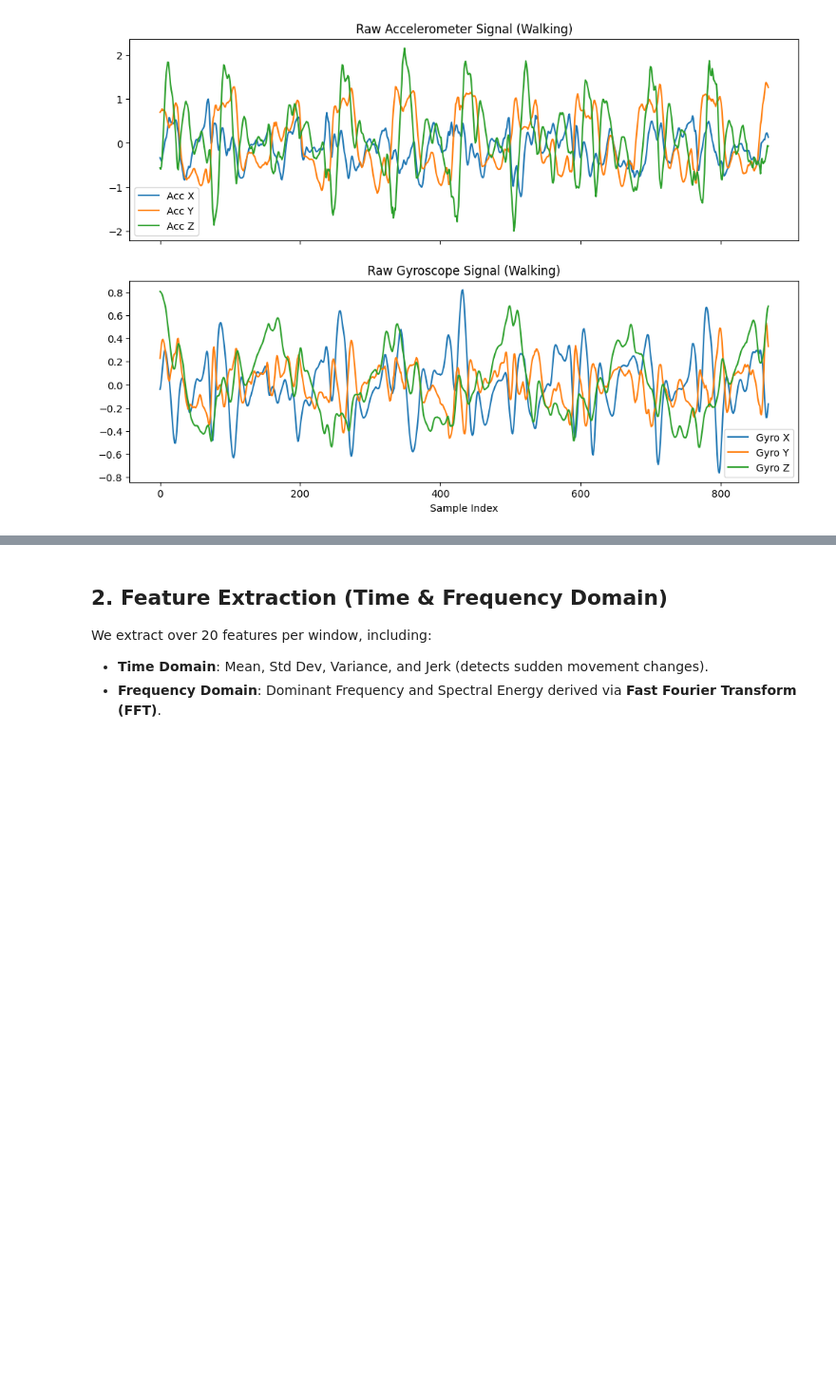
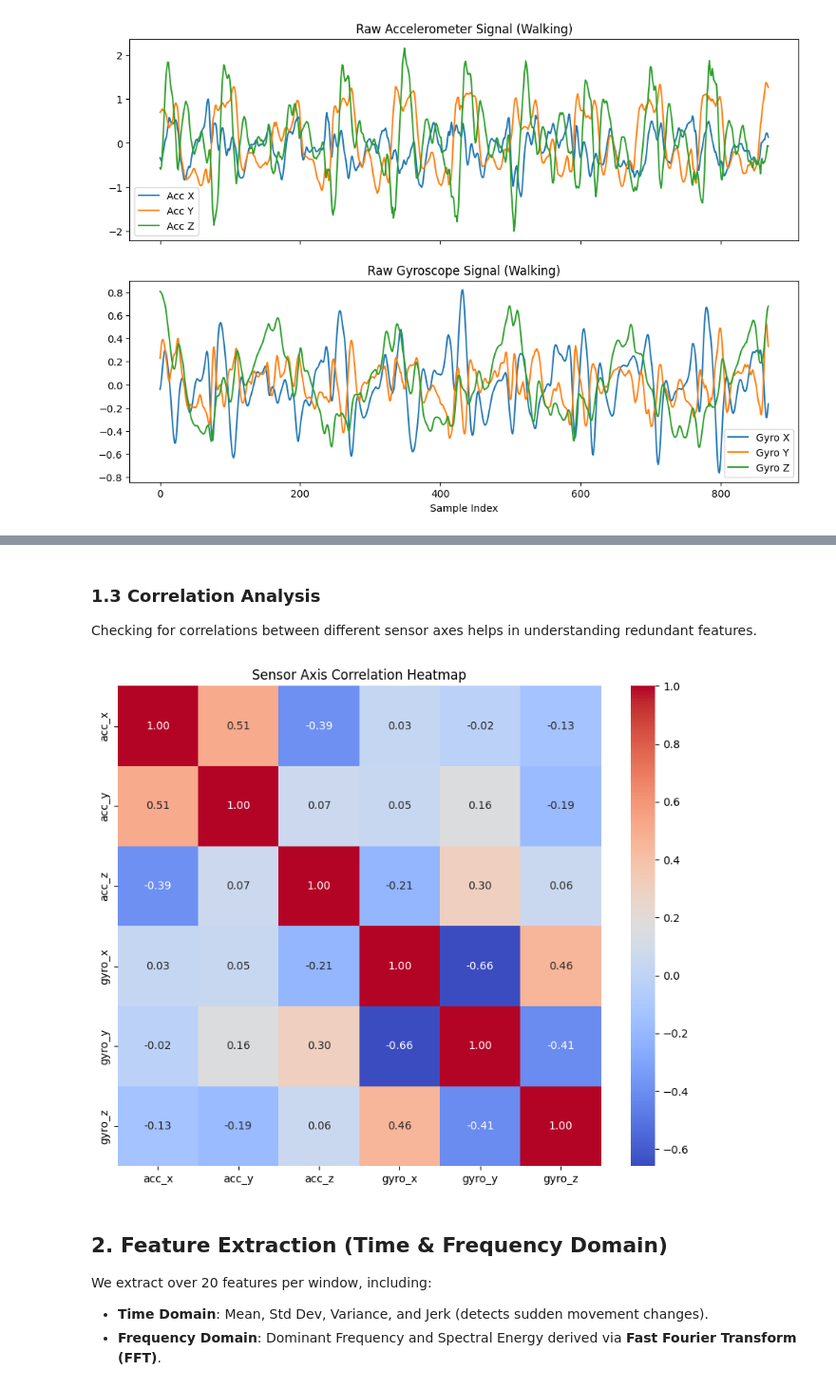
Before and after one commit to ICYEZAGATORE/Hidden-Markov-Model, a Jupyter notebook: HMM_Final_Submission.ipynb, the cells around one changed output, grey strips where cells are left out. Shown at 95% size. Drawn from its saved outputs; the diff is of its cells as text; code cells hidden in the pictures; blank space fills up the shorter version.

```diff
--- a/HMM_Final_Submission.ipynb
+++ b/HMM_Final_Submission.ipynb
@@ -61,3 +115,14 @@ plt.show()
+# %% [markdown]
+### 1.3 Correlation Analysis
+Checking for correlations between different sensor axes helps in understanding redundant features.
+# %%
+plt.figure(figsize=(10, 8))
+corr = df[['acc_x', 'acc_y', 'acc_z', 'gyro_x', 'gyro_y', 'gyro_z']].corr()
+sns.heatmap(corr, annot=True, cmap='coolwarm', fmt='.2f')
+plt.title('Sensor Axis Correlation Heatmap')
+plt.show()
+# %% [output]
+[figure, added]
 # %% [markdown]
 ## 2. Feature Extraction (Time & Frequency Domain)
 
```
Also changed, not shown: parts of 5 cells of this notebook.
